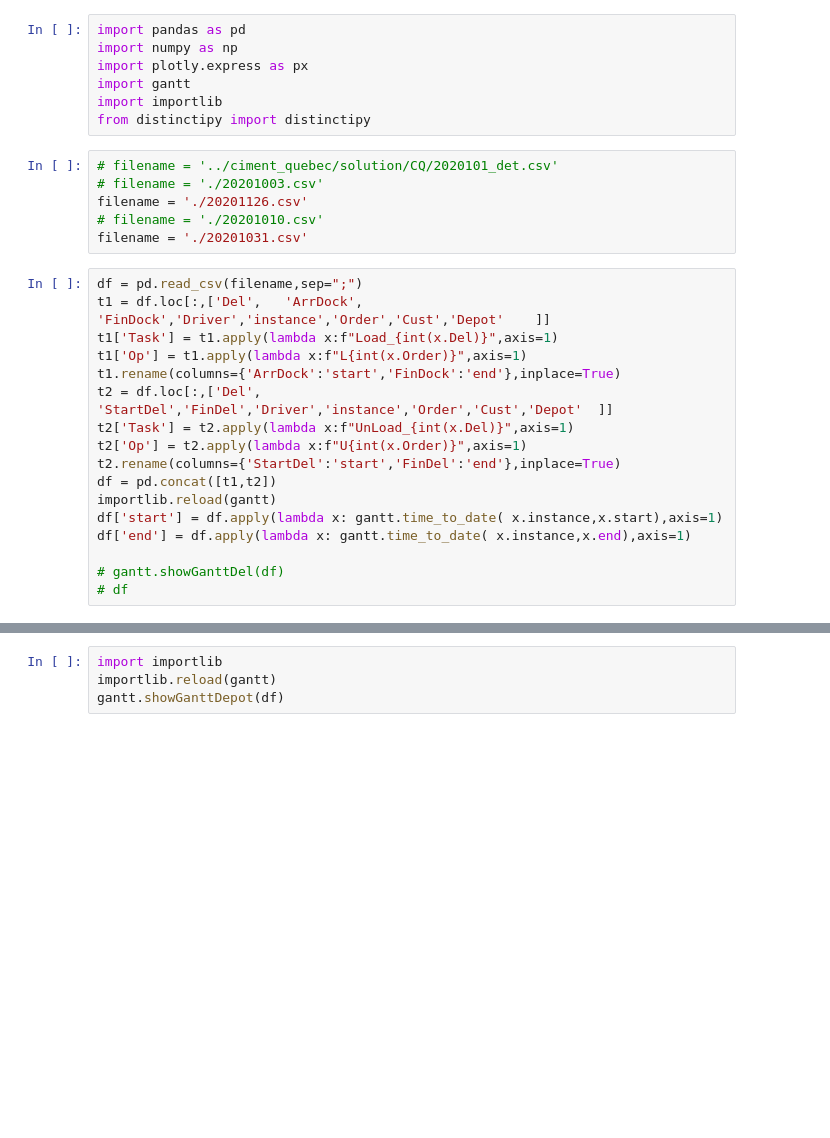
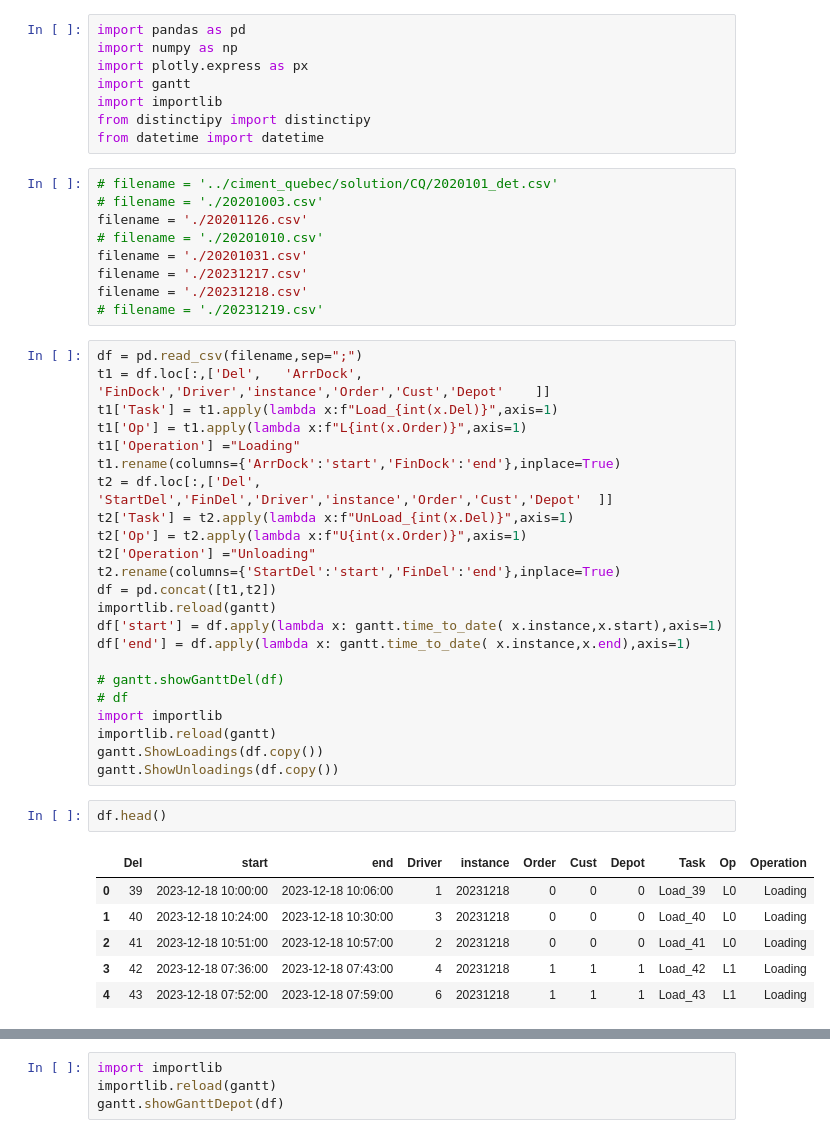
Before and after one commit to aliousmane/concrete-delivery-problem, a Jupyter notebook: solution/cq/gantt.ipynb, the cells around one changed output, grey strips where cells are left out. Cells and saved outputs as stored; diff of their text form; blank space fills up the shorter version.

```diff
--- a/solution/cq/gantt.ipynb
+++ b/solution/cq/gantt.ipynb
@@ -5,21 +5,27 @@ import plotly.express as px
 import gantt
 import importlib
 from distinctipy import distinctipy
+from datetime import datetime
 # %%
 # filename = '../ciment_quebec/solution/CQ/2020101_det.csv'
 # filename = './20201003.csv'
 filename = './20201126.csv'
 # filename = './20201010.csv'
 filename = './20201031.csv'
+filename = './20231217.csv'
+filename = './20231218.csv'
+# filename = './20231219.csv'
 # %%
 df = pd.read_csv(filename,sep=";")
 t1 = df.loc[:,['Del',	'ArrDock',	'FinDock','Driver','instance','Order','Cust','Depot'	]]
 t1['Task'] = t1.apply(lambda x:f"Load_{int(x.Del)}",axis=1)
 t1['Op'] = t1.apply(lambda x:f"L{int(x.Order)}",axis=1)
+t1['Operation'] ="Loading"
 t1.rename(columns={'ArrDock':'start','FinDock':'end'},inplace=True)
 t2 = df.loc[:,['Del',	'StartDel','FinDel','Driver','instance','Order','Cust','Depot'	]]
 t2['Task'] = t2.apply(lambda x:f"UnLoad_{int(x.Del)}",axis=1)
 t2['Op'] = t2.apply(lambda x:f"U{int(x.Order)}",axis=1)
+t2['Operation'] ="Unloading"
 t2.rename(columns={'StartDel':'start','FinDel':'end'},inplace=True)
 df = pd.concat([t1,t2])
 importlib.reload(gantt)
@@ -28,3 +34,16 @@ df['end'] = df.apply(lambda x: gantt.time_to_date( x.instance,x.end),axis=1)
 
 # gantt.showGanttDel(df)
 # df
+import importlib
+importlib.reload(gantt)
+gantt.ShowLoadings(df.copy())
+gantt.ShowUnloadings(df.copy())
+# %%
+df.head()
+# %% [output]
+|  | Del | start | end | Driver | instance | Order | Cust | Depot | Task | Op | Operation |
+| 0 | 39 | 2023-12-18 10:00:00 | 2023-12-18 10:06:00 | 1 | 20231218 | 0 | 0 | 0 | Load_39 | L0 | Loading |
+| 1 | 40 | 2023-12-18 10:24:00 | 2023-12-18 10:30:00 | 3 | 20231218 | 0 | 0 | 0 | Load_40 | L0 | Loading |
+| 2 | 41 | 2023-12-18 10:51:00 | 2023-12-18 10:57:00 | 2 | 20231218 | 0 | 0 | 0 | Load_41 | L0 | Loading |
+| 3 | 42 | 2023-12-18 07:36:00 | 2023-12-18 07:43:00 | 4 | 20231218 | 1 | 1 | 1 | Load_42 | L1 | Loading |
+| 4 | 43 | 2023-12-18 07:52:00 | 2023-12-18 07:59:00 | 6 | 20231218 | 1 | 1 | 1 | Load_43 | L1 | Loading |
```
Also changed, not shown: parts of 2 cells of this notebook, 16 other files.
